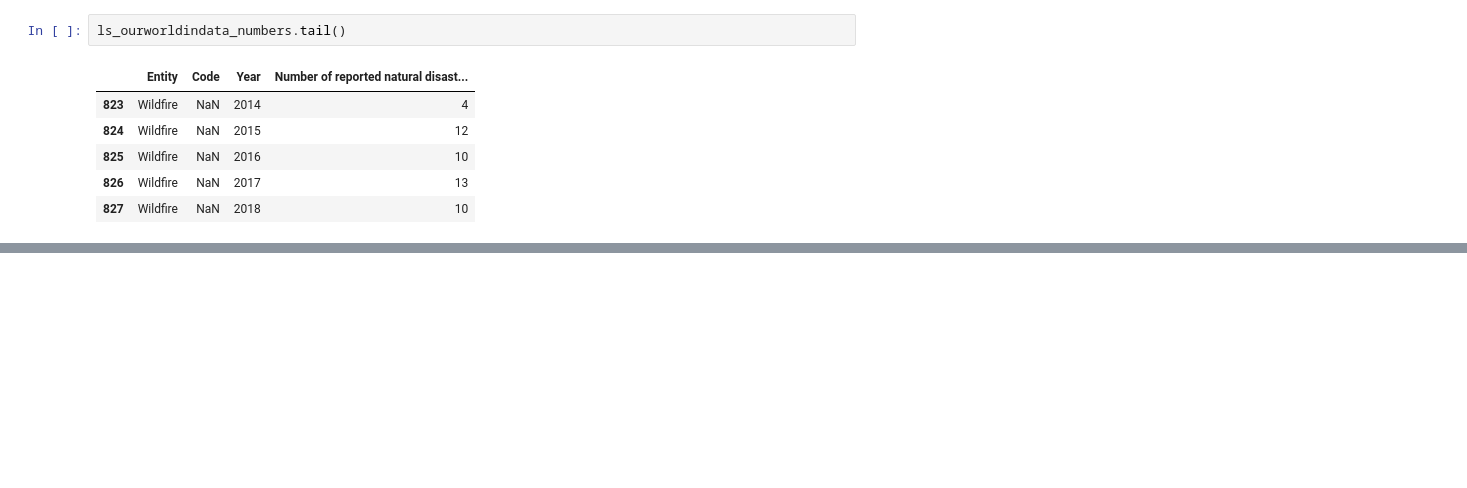
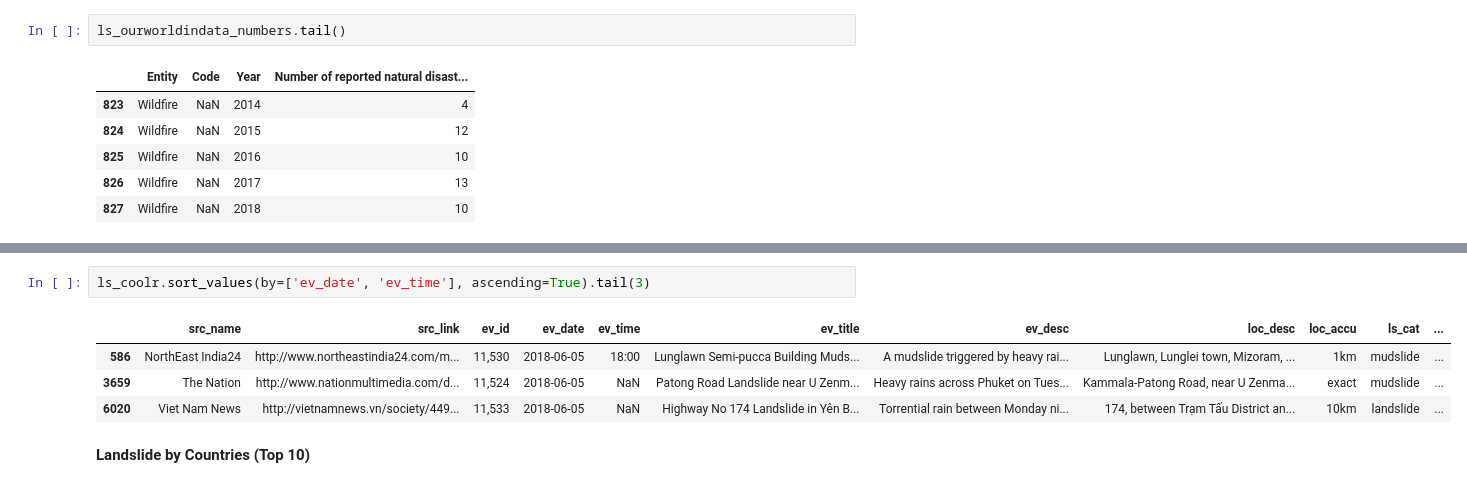
Before and after one commit to rpbenatti/DS-Projects, a Jupyter notebook: Landslide/Landslide_Datasets.ipynb, the cells around one changed output, grey strips where cells are left out. Drawn from its saved outputs; the diff is of its cells as text; blank space fills up the shorter version.

```diff
--- a/Landslide/Landslide_Datasets.ipynb
+++ b/Landslide/Landslide_Datasets.ipynb
@@ -448,0 +492,9 @@ ls_ourworldindata_numbers.tail()
+# %%
+ls_coolr.sort_values(by=['ev_date', 'ev_time'], ascending=True).tail(3)
+# %% [output]
+|  | src_name | src_link | ev_id | ev_date | ev_time | ev_title | ev_desc | loc_desc | loc_accu | ls_cat | ... |
+| 586 | NorthEast India24 | http://www.northeastindia24.com/m... | 11,530 | 2018-06-05 | 18:00 | Lunglawn Semi-pucca Building Muds... | A mudslide triggered by heavy rai... | Lunglawn, Lunglei town, Mizoram, ... | 1km | mudslide | ... |
+| 3659 | The Nation | http://www.nationmultimedia.com/d... | 11,524 | 2018-06-05 | NaN | Patong Road Landslide near U Zenm... | Heavy rains across Phuket on Tues... | Kammala-Patong Road, near U Zenma... | exact | mudslide | ... |
+| 6020 | Viet Nam News | http://vietnamnews.vn/society/449... | 11,533 | 2018-06-05 | NaN | Highway No 174 Landslide in Yên B... | Torrential rain between Monday ni... | 174, between Trạm Tấu District an... | 10km | landslide | ... |
+# %% [markdown]
+**Landslide by Countries (Top 10)**
```
Also changed, not shown: parts of 21 cells of this notebook, 1 other file.
